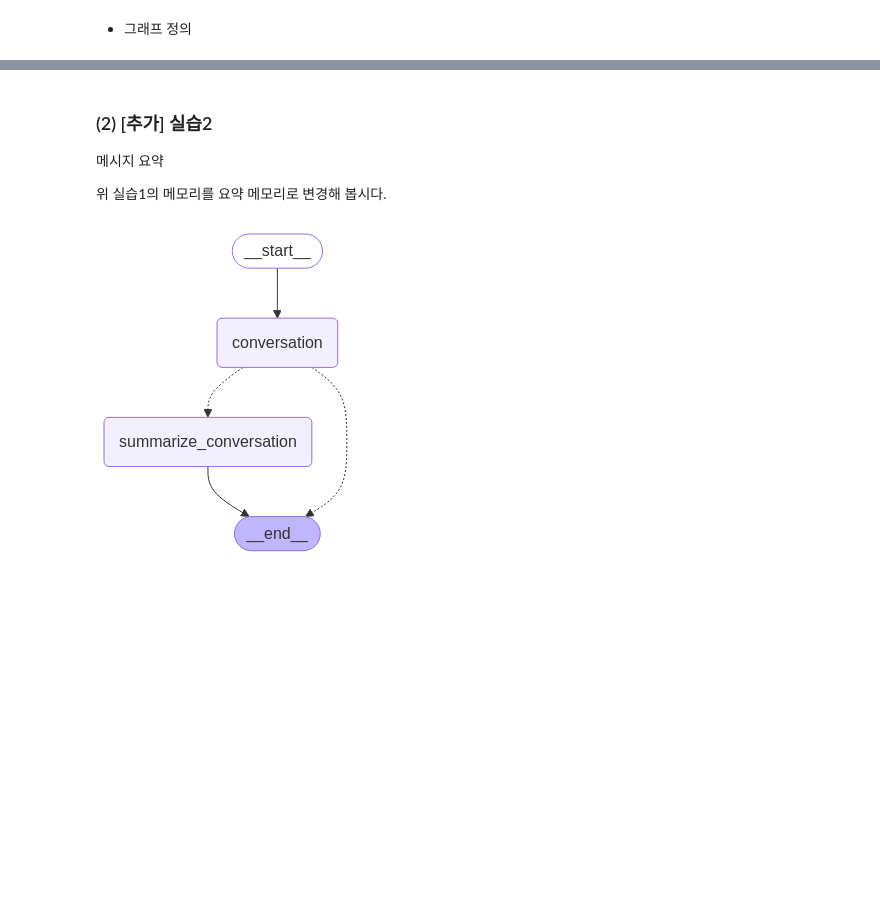
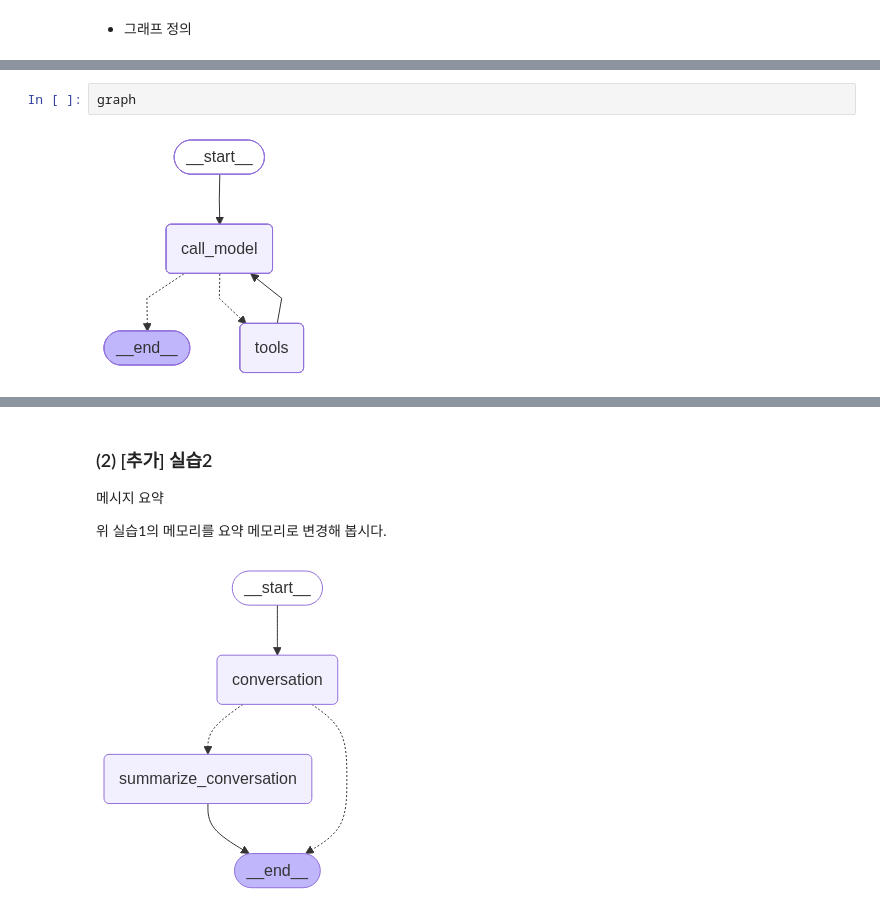
Before and after one commit to Sihyeon0123/AIVLE_School, a Jupyter notebook: (5~6주차) RAG기반 Agen모델 만들기/4.3. AI Agent_Memory 관리.ipynb, the cells around one changed output, grey strips where cells are left out. Saved outputs shown, nothing was run; the diff lists cells and outputs as text; blank space fills up the shorter version.

```diff
--- a/(5~6주차) RAG기반 Agen모델 만들기/4.3. AI Agent_Memory 관리.ipynb
+++ b/(5~6주차) RAG기반 Agen모델 만들기/4.3. AI Agent_Memory 관리.ipynb
@@ -486,0 +766,4 @@ for event in app.stream({"messages": [input_message]}, config, stream_mode="upda
+# %%
+graph
+# %% [output]
+[figure, added]
```
Also changed, not shown: parts of 47 cells of this notebook, 17 other files.
